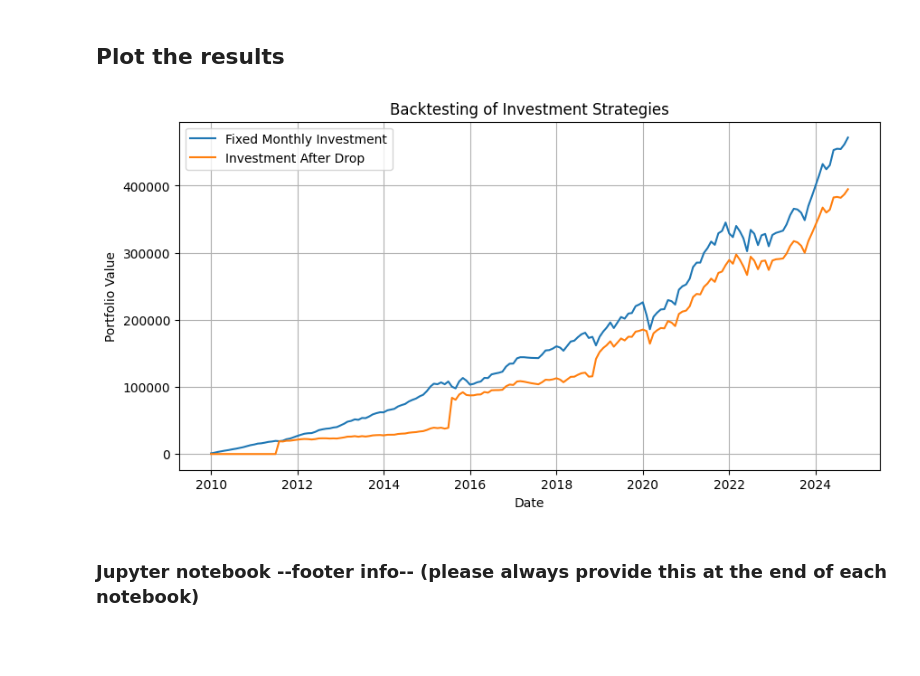
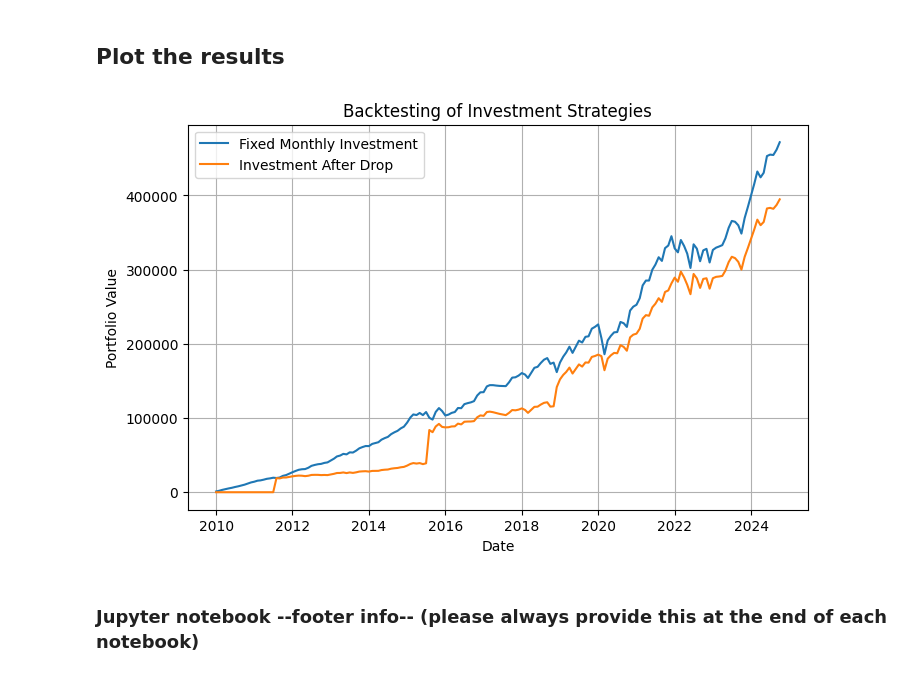
Before and after one commit to mario-gellrich-zhaw/summerschool, a Jupyter notebook: Trading_Bot/backtesting_ishares_msci_world.ipynb, the cells around one changed output. Drawn from its saved outputs; the diff is of its cells as text; code cells hidden in the pictures; blank space fills up the shorter version.

```diff
--- a/Trading_Bot/backtesting_ishares_msci_world.ipynb
+++ b/Trading_Bot/backtesting_ishares_msci_world.ipynb
@@ -99,17 +99,17 @@ Difference in portfolio values: -76995.90 EUR
 ## Plot the results
 # %%
 # Plot the results
-plt.figure(figsize=(10, 5))
+plt.figure(figsize=(8, 5))
 plt.plot(df['Date'], df['Fixed Portfolio Value'], label='Fixed Monthly Investment')
 plt.plot(df['Date'], df['Trigger Portfolio Value'], label='Investment After Drop')
 plt.title('Backtesting of Investment Strategies')
 plt.xlabel('Date')
 plt.ylabel('Portfolio Value')
 plt.legend()
 plt.grid(True)
 plt.show()
 # %% [output]
-[figure, old version]
+[figure, new version]
 # %% [markdown]
 ### Jupyter notebook --footer info-- (please always provide this at the end of each notebook)
 # %%
```
Also changed, not shown: parts of 3 cells of this notebook.
